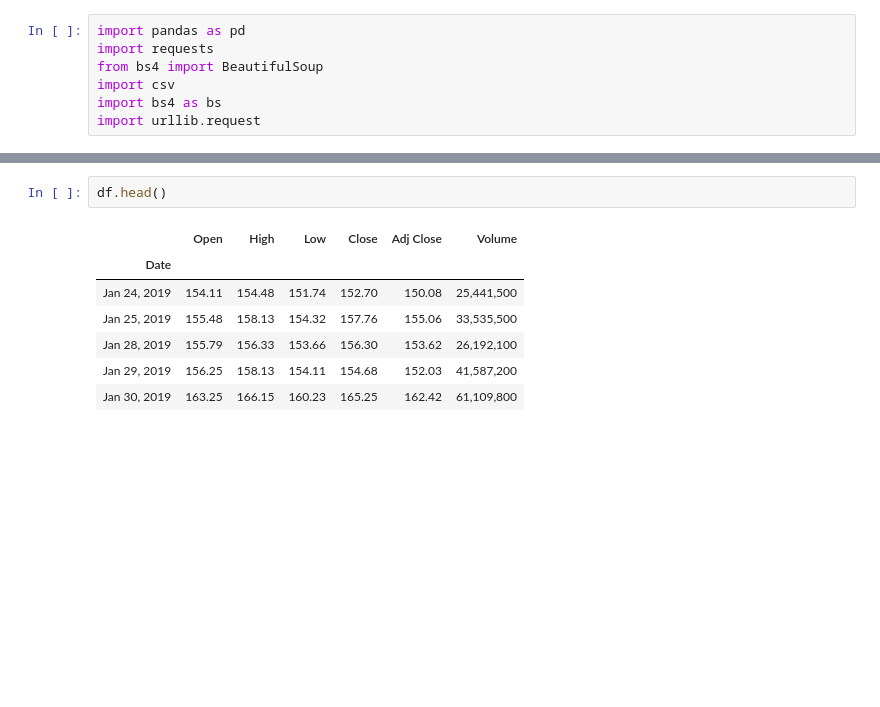
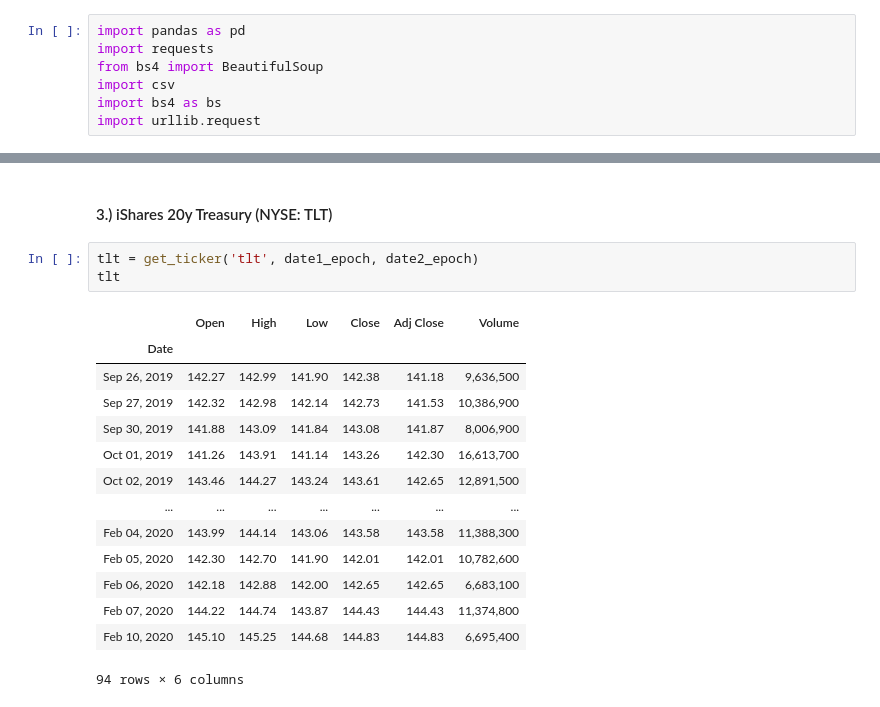
Before and after one commit to nabrarpour4/Webscraping_Portfolio_Optimization, a Jupyter notebook: Web_Scraping.ipynb, the cells around one changed output, grey strips where cells are left out. Cells and saved outputs as stored; diff of their text form; blank space fills up the shorter version.

```diff
--- a/Web_Scraping.ipynb
+++ b/Web_Scraping.ipynb
@@ -230,10 +132,20 @@ df
-# %%
-df.head()
-# %% [output]
-|  | Open | High | Low | Close | Adj Close | Volume |
-| Date |  |  |  |  |  |  |
-| Jan 24, 2019 | 154.11 | 154.48 | 151.74 | 152.70 | 150.08 | 25,441,500 |
-| Jan 25, 2019 | 155.48 | 158.13 | 154.32 | 157.76 | 155.06 | 33,535,500 |
-| Jan 28, 2019 | 155.79 | 156.33 | 153.66 | 156.30 | 153.62 | 26,192,100 |
-| Jan 29, 2019 | 156.25 | 158.13 | 154.11 | 154.68 | 152.03 | 41,587,200 |
-| Jan 30, 2019 | 163.25 | 166.15 | 160.23 | 165.25 | 162.42 | 61,109,800 |
+# %% [markdown]
+#### 3.) iShares 20y Treasury (NYSE: TLT)
+# %%
+tlt = get_ticker('tlt', date1_epoch, date2_epoch)
+tlt
+# %% [output]
+|  | Open | High | Low | Close | Adj Close | Volume |
+| Date |  |  |  |  |  |  |
+| Sep 26, 2019 | 142.27 | 142.99 | 141.90 | 142.38 | 141.18 | 9,636,500 |
+| Sep 27, 2019 | 142.32 | 142.98 | 142.14 | 142.73 | 141.53 | 10,386,900 |
+| Sep 30, 2019 | 141.88 | 143.09 | 141.84 | 143.08 | 141.87 | 8,006,900 |
+| Oct 01, 2019 | 141.26 | 143.91 | 141.14 | 143.26 | 142.30 | 16,613,700 |
+| Oct 02, 2019 | 143.46 | 144.27 | 143.24 | 143.61 | 142.65 | 12,891,500 |
+| ... | ... | ... | ... | ... | ... | ... |
+| Feb 04, 2020 | 143.99 | 144.14 | 143.06 | 143.58 | 143.58 | 11,388,300 |
+| Feb 05, 2020 | 142.30 | 142.70 | 141.90 | 142.01 | 142.01 | 10,782,600 |
+| Feb 06, 2020 | 142.18 | 142.88 | 142.00 | 142.65 | 142.65 | 6,683,100 |
+| Feb 07, 2020 | 144.22 | 144.74 | 143.87 | 144.43 | 144.43 | 11,374,800 |
+| Feb 10, 2020 | 145.10 | 145.25 | 144.68 | 144.83 | 144.83 | 6,695,400 |
+94 rows × 6 columns
```
Also changed, not shown: parts of 25 cells of this notebook.
